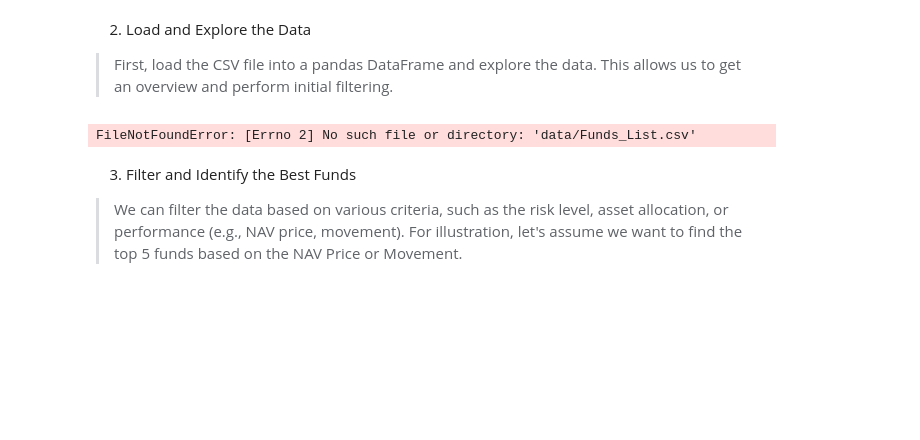
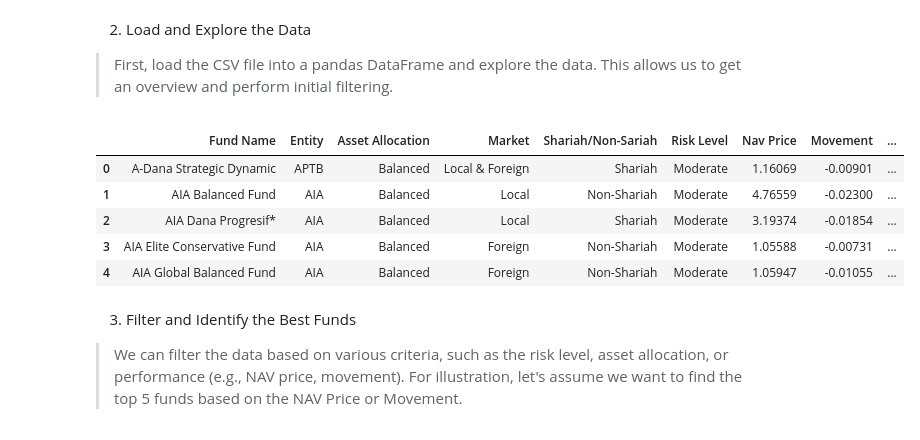
Before and after one commit to ctkqiang/StockAnalysis, a Jupyter notebook: AIA/AIA-Funds.ipynb, the cells around one changed output. Cells and saved outputs as stored; diff of their text form; code cells hidden in the pictures; blank space fills up the shorter version.

Commit message:
added AIA funds

```diff
--- a/AIA/AIA-Funds.ipynb
+++ b/AIA/AIA-Funds.ipynb
@@ -71,15 +71,20 @@ else:
 2. Load and Explore the Data
 > First, load the CSV file into a pandas DataFrame and explore the data. This allows us to get an overview and perform initial filtering.
 # %%
-_AIA_FUND_LIST_ = "data/Funds_List.csv"
+_AIA_FUND_LIST_ = "../data/Funds_List.csv"
 
 # Load the CSV file
 df = pd.read_csv(_AIA_FUND_LIST_)
 
 # Display the first few rows of the DataFrame
 display(df.head())
 # %% [output]
-FileNotFoundError: [Errno 2] No such file or directory: 'data/Funds_List.csv'
+|  | Fund Name | Entity | Asset Allocation | Market | Shariah/Non-Sariah | Risk Level | Nav Price | Movement | ... |
+| 0 | A-Dana Strategic Dynamic | APTB | Balanced | Local & Foreign | Shariah | Moderate | 1.16069 | -0.00901 | ... |
+| 1 | AIA Balanced Fund | AIA | Balanced | Local | Non-Shariah | Moderate | 4.76559 | -0.02300 | ... |
+| 2 | AIA Dana Progresif* | AIA | Balanced | Local | Shariah | Moderate | 3.19374 | -0.01854 | ... |
+| 3 | AIA Elite Conservative Fund | AIA | Balanced | Foreign | Non-Shariah | Moderate | 1.05588 | -0.00731 | ... |
+| 4 | AIA Global Balanced Fund | AIA | Balanced | Foreign | Non-Shariah | Moderate | 1.05947 | -0.01055 | ... |
 # %% [markdown]
 3. Filter and Identify the Best Funds
 > We can filter the data based on various criteria, such as the risk level, asset allocation, or performance (e.g., NAV price, movement). For illustration, let's assume we want to find the top 5 funds based on the NAV Price or Movement.
```
Also changed, not shown: parts of 8 cells of this notebook.
